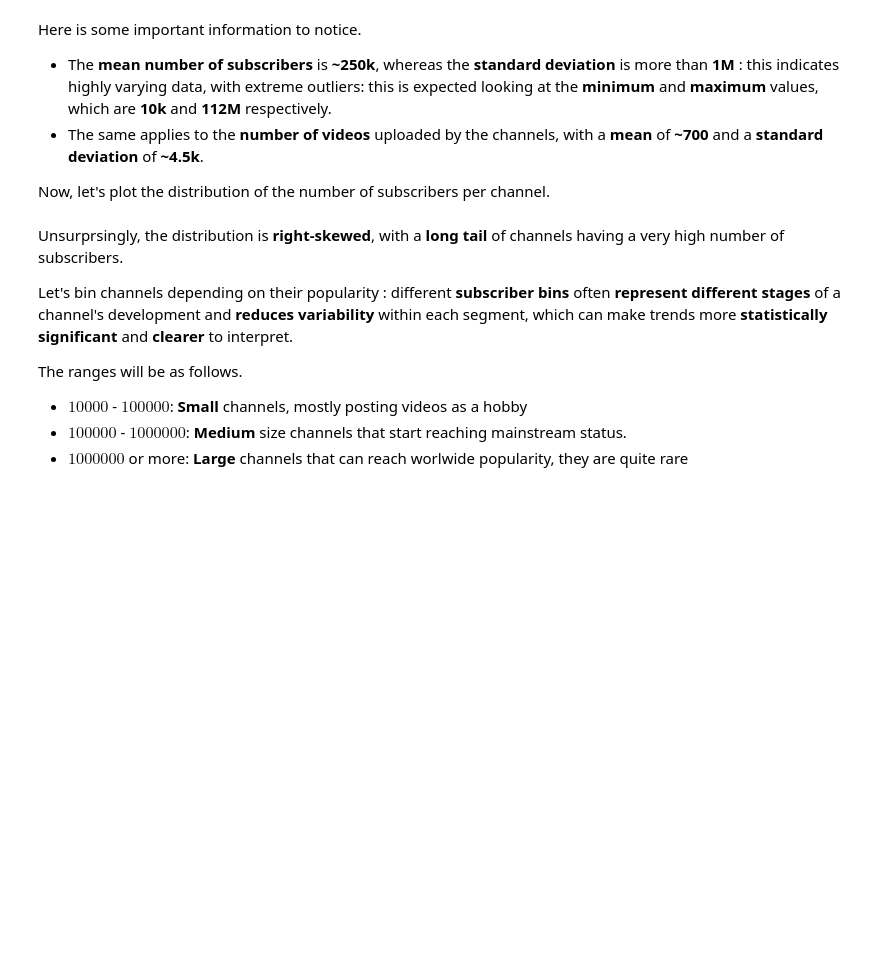
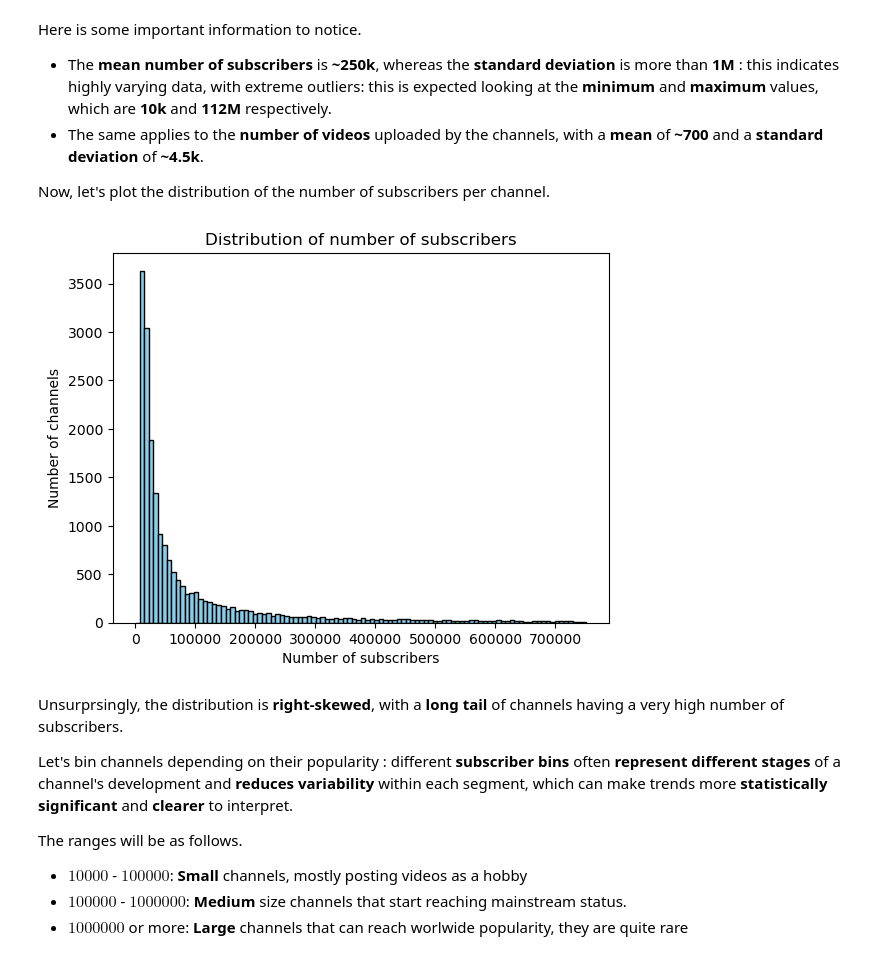
Before and after one commit to martinctl/adaguleeer, a Jupyter notebook: notebooks/results.ipynb, the cells around one changed output. Cells and saved outputs as stored; diff of their text form; code cells hidden in the pictures; blank space fills up the shorter version.

```diff
--- a/notebooks/results.ipynb
+++ b/notebooks/results.ipynb
@@ -52,8 +52,8 @@ warnings.filterwarnings("ignore")
 
 # youniverse paths
 VIDEOS_PATH = "../data/youniverse/filtered/gaming_videos.tsv"
-CHANNELS_PATH =  "../data/youniverse/original/df_channels_en.tsv"
-TIMESERIES_PATH = "../data/youniverse/original/df_timeseries_en.tsv"
+CHANNELS_PATH =  "../data/youniverse/filtered/gaming_channels.tsv"
+TIMESERIES_PATH = "../data/youniverse/filtered/gaming_timeseries.tsv"
 COMMENTS_PATH =  "../data/youniverse/filtered/gaming_comments.tsv"
 
 # additional paths
@@ -86,10 +102,12 @@ Here is some important information to notice.
 
 Now, let's plot the distribution of the number of subscribers per channel.
 # %%
-plt.hist(channels_df['subscribers_cc'], bins=100, range=(0, channels_df['subscribers_cc'].quantile(0.95)), color='skyblue', edgecolor='black')
+plt.hist(channels_df['subscribers'], bins=100, range=(0, channels_df['subscribers'].quantile(0.95)), color='skyblue', edgecolor='black')
 plt.xlabel('Number of subscribers')
 plt.ylabel('Number of channels')
 plt.title('Distribution of number of subscribers');
+# %% [output]
+[figure, added]
 # %% [markdown]
 Unsurprsingly, the distribution is **right-skewed**, with a **long tail** of channels having a very high number of subscribers.
 
```
Also changed, not shown: parts of 29 cells of this notebook.
